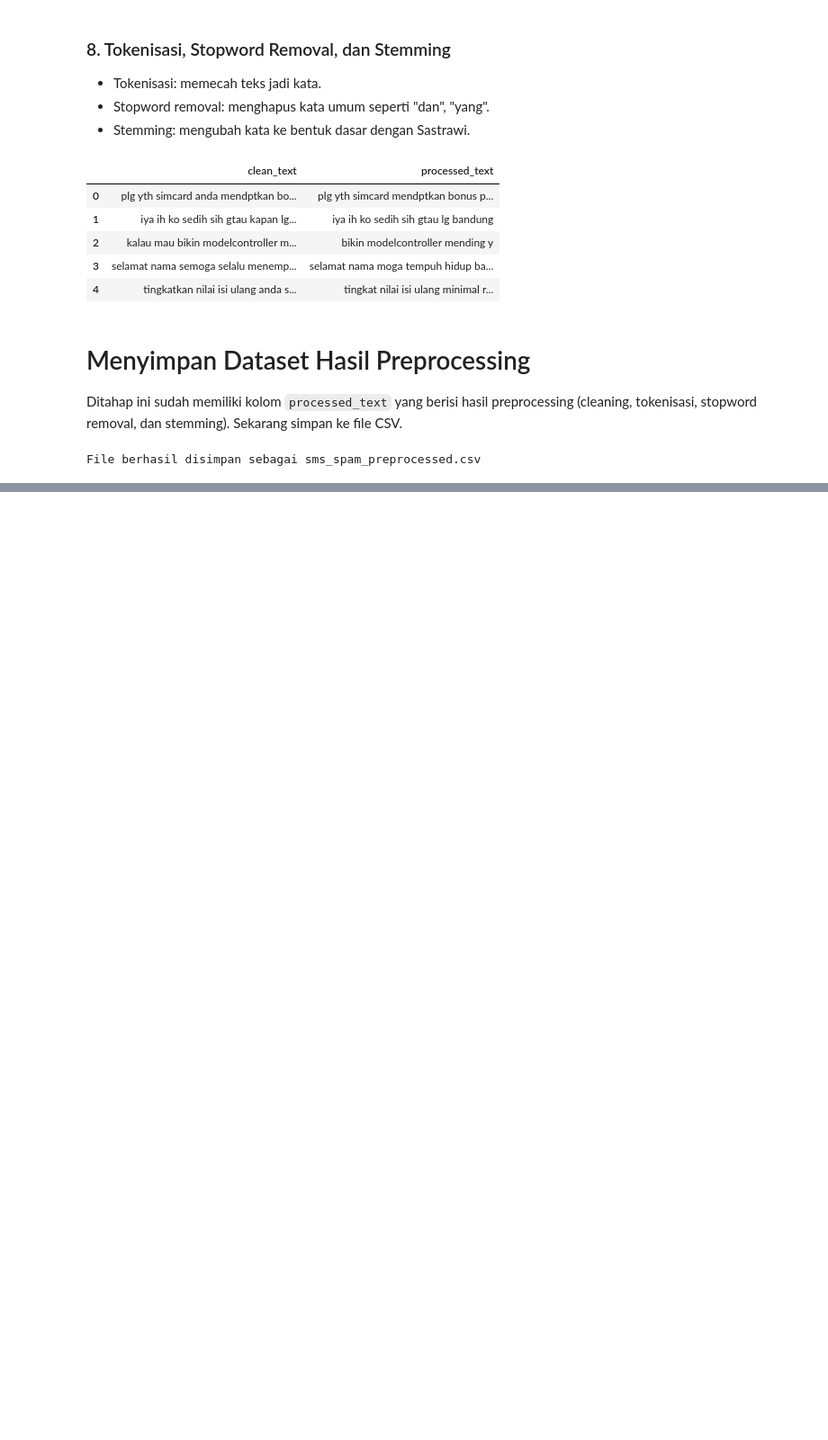
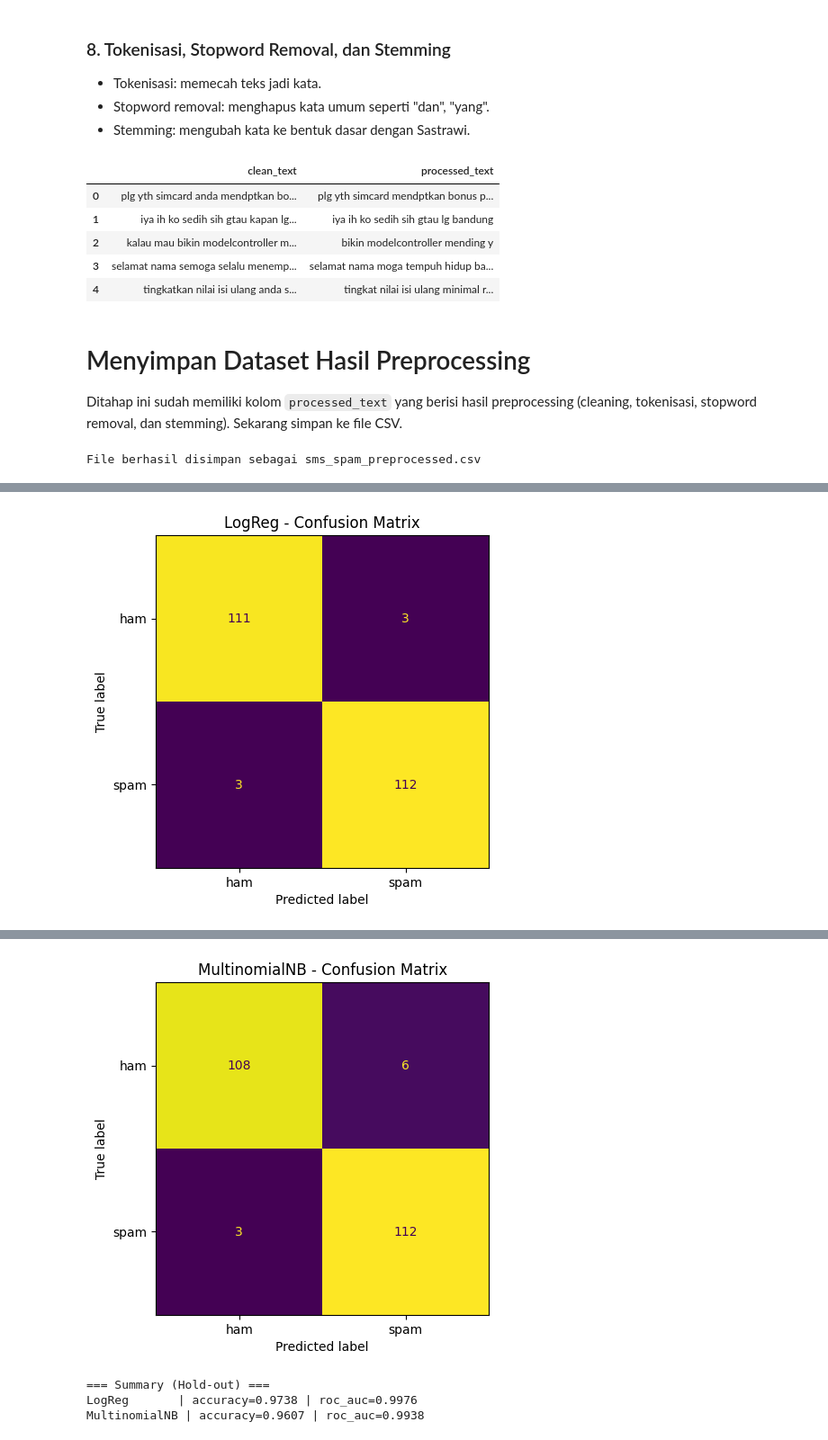
Before and after one commit to zhakazx/data-mining-assignments, a Jupyter notebook: task1/data_preparation_data_spam.ipynb, the cells around one changed output, grey strips where cells are left out. Shown at 90% size. Cells and saved outputs as stored; diff of their text form; code cells hidden in the pictures; blank space fills up the shorter version.

Commit message:
task1: adding data validation

```diff
--- a/task1/data_preparation_data_spam.ipynb
+++ b/task1/data_preparation_data_spam.ipynb
@@ -187,0 +192,75 @@ File berhasil disimpan sebagai sms_spam_preprocessed.csv
+# %%
+# =========================
+# HOLD-OUT VALIDATION
+# =========================
+from sklearn.model_selection import train_test_split
+from sklearn.metrics import classification_report, confusion_matrix, ConfusionMatrixDisplay, roc_auc_score
+from sklearn.feature_extraction.text import TfidfVectorizer
+from sklearn.pipeline import Pipeline
+from sklearn.linear_model import LogisticRegression
+from sklearn.naive_bayes import MultinomialNB
+
+# 1) Load data hasil preprocessing
+# Pastikan file sms_spam_preprocessed.csv ada
+df = pd.read_csv("sms_spam_preprocessed.csv")
+
+# Wajib: kolom 'Kategori' dan 'processed_text'
+assert {'Kategori','processed_text'}.issubset(df.columns), "Kolom wajib tidak ditemukan."
+
+X = df['processed_text'].astype(str)
+y = df['Kategori'].astype(str)  # nilai: 'spam' / 'ham'
+
+# 2) Split data (stratified biar rasio spam/ham kebagi adil)
+X_train, X_test, y_train, y_test = train_test_split(
+    X, y, test_size=0.2, random_state=42, stratify=y
+)
+
+# 3) Dua baseline model dalam Pipeline TF-IDF:
+pipelines = {
+    "LogReg": Pipeline([
+        ("tfidf", TfidfVectorizer(ngram_range=(1,2), min_df=2)),
+        ("clf", LogisticRegression(max_iter=200, class_weight="balanced", n_jobs=None))
+    ]),
+    "MultinomialNB": Pipeline([
+        ("tfidf", TfidfVectorizer(ngram_range=(1,2), min_df=2)),
+        ("clf", MultinomialNB())
+    ])
+}
+
+results = {}
+
+for name, pipe in pipelines.items():
+    # 4) Train
+    pipe.fit(X_train, y_train)
+
+    # 5) Predict
+    y_pred = pipe.predict(X_test)
+
+    # 6) Report klasifikasi
+    print(f"\n=== {name}: Classification Report ===")
+    print(classification_report(y_test, y_pred, digits=4))
+
+    # 7) Confusion Matrix
+    cm = confusion_matrix(y_test, y_pred, labels=["ham","spam"])
+    disp = ConfusionMatrixDisplay(confusion_matrix=cm, display_labels=["ham","spam"])
+    fig, ax = plt.subplots()
+    disp.plot(ax=ax, colorbar=False)
+    ax.set_title(f"{name} - Confusion Matrix")
+    plt.show()
+
+    # 8) ROC-AUC (butuh predict_proba). Jika model tidak punya proba, skip.
+    try:
+        y_proba = pipe.predict_proba(X_test)[:, list(pipe.classes_).index("spam")]
+        auc = roc_auc_score((y_test=="spam").astype(int), y_proba)
+    except Exception:
+        auc = np.nan
+
+    results[name] = {
+        "accuracy": (y_pred == y_test).mean(),
+        "roc_auc": auc
+    }
+
+print("\n=== Summary (Hold-out) ===")
+for k, v in results.items():
+    print(f"{k:12s} | accuracy={v['accuracy']:.4f} | roc_auc={v['roc_auc']:.4f}")
+# %% [output]
@@ -187,0 +276 @@ File berhasil disimpan sebagai sms_spam_preprocessed.csv
+[figure, added]
@@ -187,0 +286,4 @@ File berhasil disimpan sebagai sms_spam_preprocessed.csv
+[figure, added]
+=== Summary (Hold-out) ===
+LogReg       | accuracy=0.9738 | roc_auc=0.9976
+MultinomialNB | accuracy=0.9607 | roc_auc=0.9938
```
Also changed, not shown: parts of 6 cells of this notebook.
